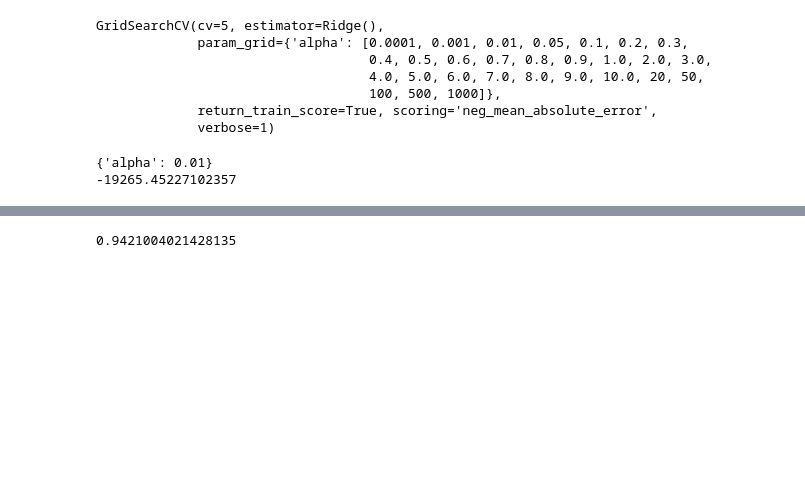
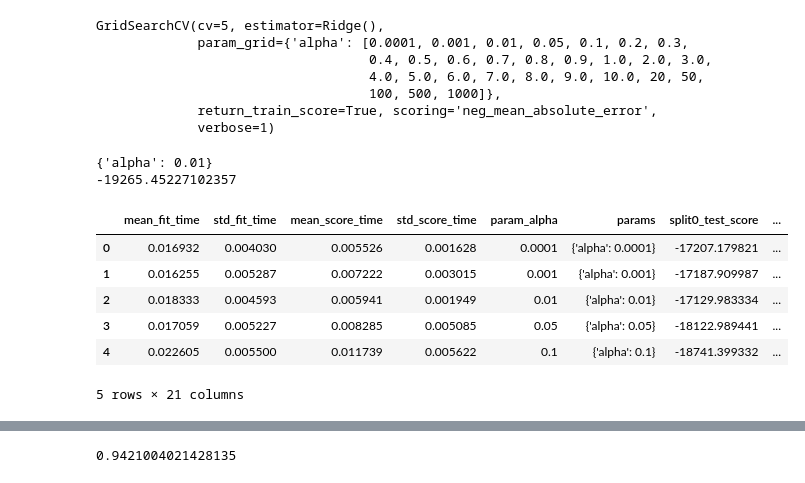
Before and after one commit to suchins3/HousePricing_Assignment, a Jupyter notebook: HousePrice_LinearRegression.ipynb, the cells around one changed output, grey strips where cells are left out. Saved outputs shown, nothing was run; the diff lists cells and outputs as text; code cells hidden in the pictures; blank space fills up the shorter version.

```diff
--- a/HousePrice_LinearRegression.ipynb
+++ b/HousePrice_LinearRegression.ipynb
@@ -504,3 +548,15 @@ print(model_ridge.best_score_)
 # %% [output]
 {'alpha': 0.01}
 -19265.45227102357
+# %%
+ridge_results = pd.DataFrame(model_ridge.cv_results_)
+#cv_results = cv_results[cv_results['param_alpha']<=200]
+ridge_results.head()
+# %% [output]
+|  | mean_fit_time | std_fit_time | mean_score_time | std_score_time | param_alpha | params | split0_test_score | ... |
+| 0 | 0.016932 | 0.004030 | 0.005526 | 0.001628 | 0.0001 | {'alpha': 0.0001} | -17207.179821 | ... |
+| 1 | 0.016255 | 0.005287 | 0.007222 | 0.003015 | 0.001 | {'alpha': 0.001} | -17187.909987 | ... |
+| 2 | 0.018333 | 0.004593 | 0.005941 | 0.001949 | 0.01 | {'alpha': 0.01} | -17129.983334 | ... |
+| 3 | 0.017059 | 0.005227 | 0.008285 | 0.005085 | 0.05 | {'alpha': 0.05} | -18122.989441 | ... |
+| 4 | 0.022605 | 0.005500 | 0.011739 | 0.005622 | 0.1 | {'alpha': 0.1} | -18741.399332 | ... |
+5 rows × 21 columns
```
Also changed, not shown: parts of 33 cells of this notebook.
